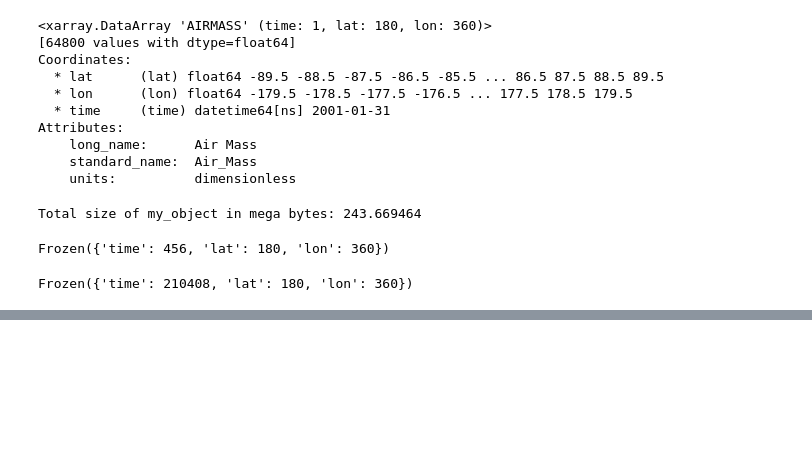
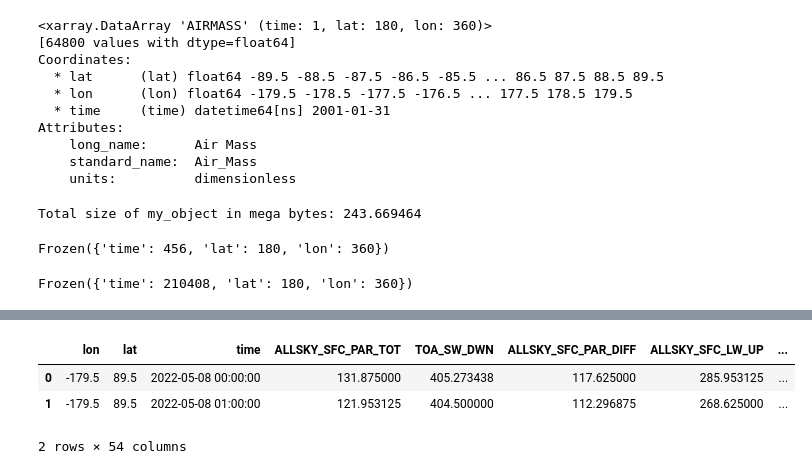
Before and after one commit to cancamilo/dataworks-gis, a Jupyter notebook: power_data_exploring.ipynb, the cells around one changed output, grey strips where cells are left out. Drawn from its saved outputs; the diff is of its cells as text; code cells hidden in the pictures; blank space fills up the shorter version.

```diff
--- a/power_data_exploring.ipynb
+++ b/power_data_exploring.ipynb
@@ -231,0 +323,12 @@ Frozen({'time': 210408, 'lat': 180, 'lon': 360})
+# %%
+ds = xr.open_dataset('latest.nc')
+df = ds.to_dataframe()
+# df = df.iloc[:10000] # limit size
+# %%
+df_flat = df.reset_index()
+df_flat.head(2)
+# %% [output]
+|  | lon | lat | time | ALLSKY_SFC_PAR_TOT | TOA_SW_DWN | ALLSKY_SFC_PAR_DIFF | ALLSKY_SFC_LW_UP | ... |
+| 0 | -179.5 | 89.5 | 2022-05-08 00:00:00 | 131.875000 | 405.273438 | 117.625000 | 285.953125 | ... |
+| 1 | -179.5 | 89.5 | 2022-05-08 01:00:00 | 121.953125 | 404.500000 | 112.296875 | 268.625000 | ... |
+2 rows × 54 columns
```
Also changed, not shown: parts of 18 cells of this notebook, 5 other files.
